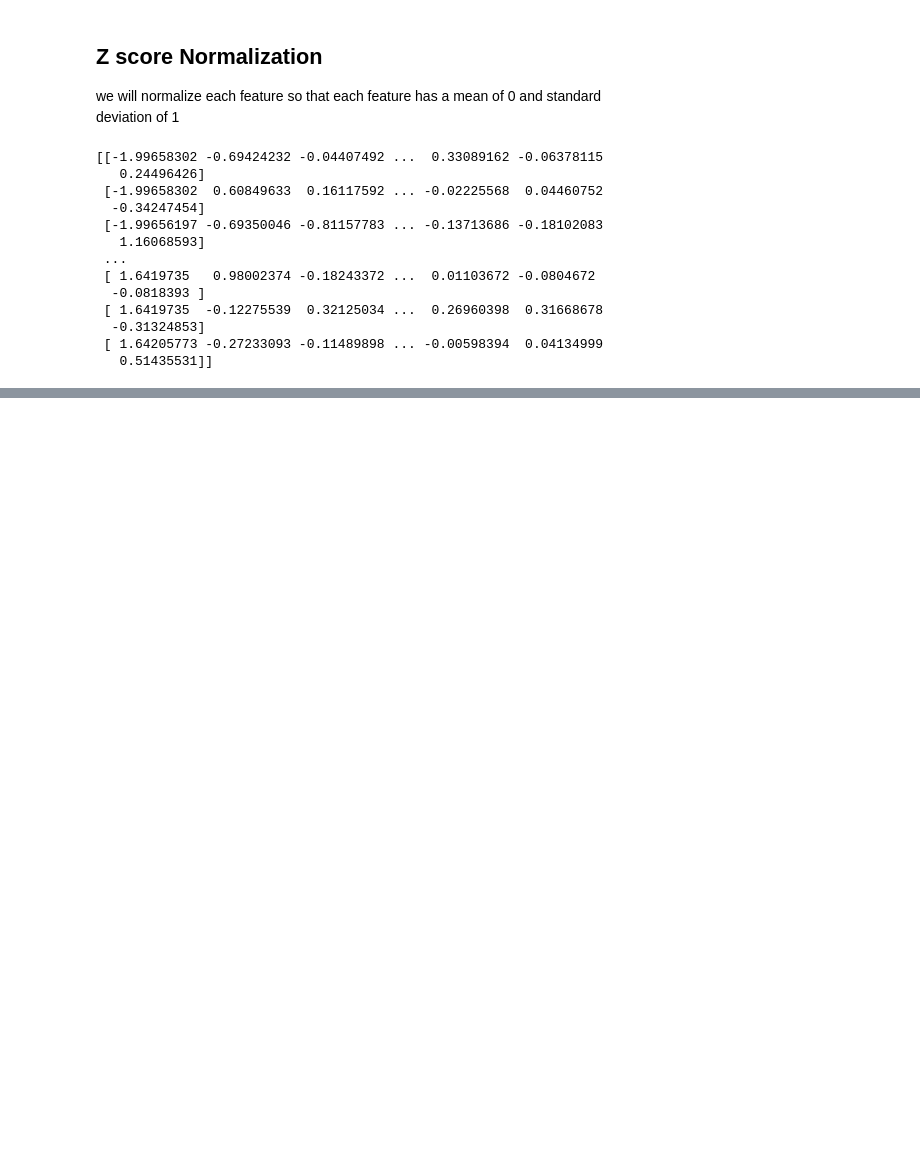
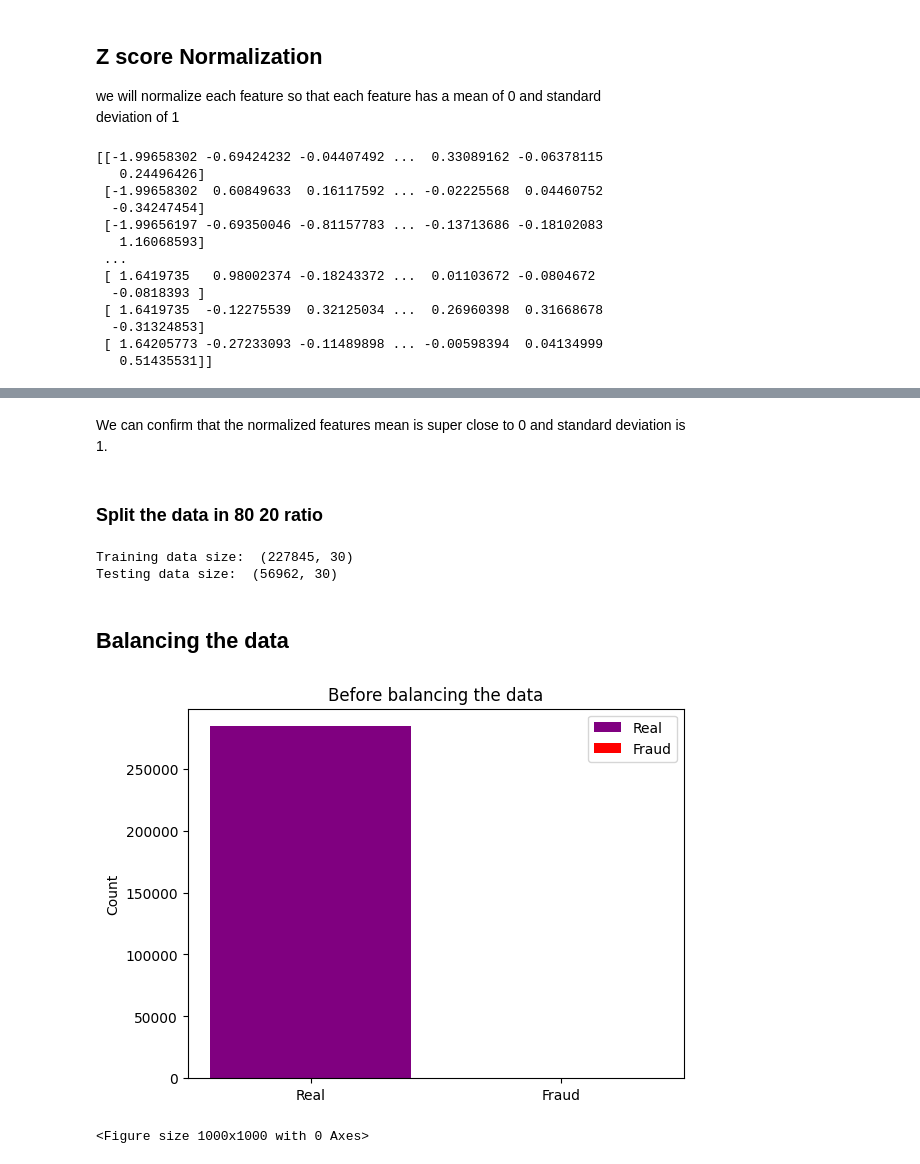
Before and after one commit to Jeeshan-Shrestha/Credit-Card-Fraud-Detection-Model, a Jupyter notebook: model.ipynb, the cells around one changed output, grey strips where cells are left out. Drawn from its saved outputs; the diff is of its cells as text; code cells hidden in the pictures; blank space fills up the shorter version.

```diff
--- a/model.ipynb
+++ b/model.ipynb
@@ -167,0 +220,30 @@ print(X_scaled)
+# %% [markdown]
+We can confirm that the normalized features mean is super close to 0 and standard deviation is
+1.
+# %% [markdown]
+### Split the data in 80 20 ratio
+# %%
+from sklearn.model_selection import train_test_split
+
+X_train , X_test, y_train, y_test = train_test_split(X_scaled,y,test_size=0.2,stratify=y)
+
+print("Training data size: ", X_train.shape)
+print("Testing data size: ", X_test.shape)
+# %% [output]
+Training data size:  (227845, 30)
+Testing data size:  (56962, 30)
+# %% [markdown]
+## Balancing the data
+# %%
+from imblearn.over_sampling import SMOTE
+bar_label = ["Real","Fraud"]
+bar_height = [real_transaction_count,fraud_transaction_count]
+plt.ylabel('Count')
+plt.title("Before balancing the data")
+bars = plt.bar(bar_label,bar_height,color=['purple','red'])
+plt.legend(bars,bar_label)
+plt.figure(figsize=(10,10))
+plt.show()
+# %% [output]
+[figure, added]
+<Figure size 1000x1000 with 0 Axes>
```
Also changed, not shown: parts of 12 cells of this notebook.
